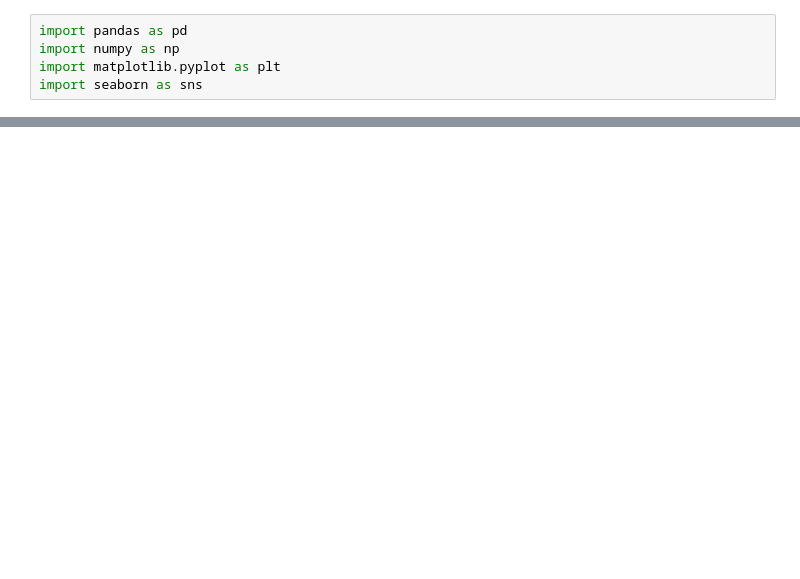
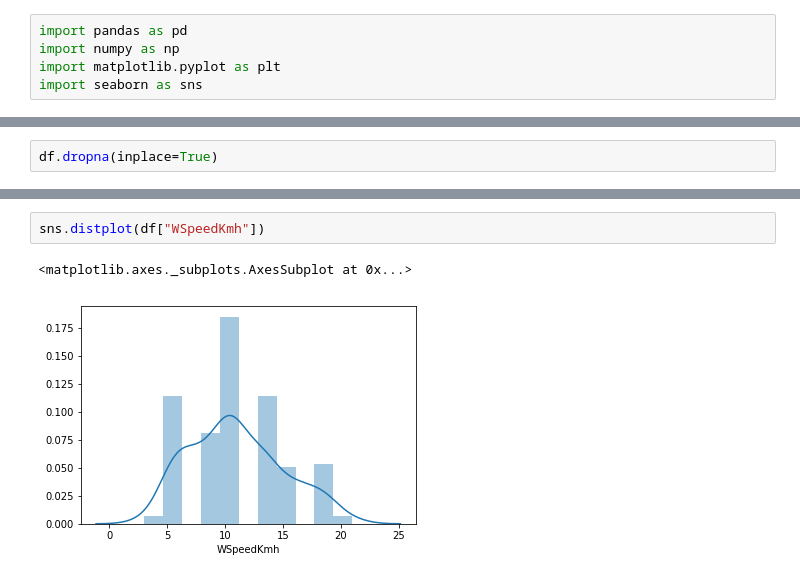
Before and after one commit to HenriqueCSJ/Python-Lessons, a Jupyter notebook: ML-Course/Paracambi/RJWeather.ipynb, the cells around one changed output, grey strips where cells are left out. Drawn from its saved outputs; the diff is of its cells as text; blank space fills up the shorter version.

```diff
--- a/ML-Course/Paracambi/RJWeather.ipynb
+++ b/ML-Course/Paracambi/RJWeather.ipynb
@@ -297,0 +48,2 @@ metrics.mean_squared_error(y_test, predictions)
+# %%
+df.dropna(inplace=True)
@@ -297,0 +95,5 @@ metrics.mean_squared_error(y_test, predictions)
+# %%
+sns.distplot(df["WSpeedKmh"])
+# %% [output]
+<matplotlib.axes._subplots.AxesSubplot at 0x...>
+[figure, added]
```
Also changed, not shown: parts of 63 cells of this notebook, 26 other files.
